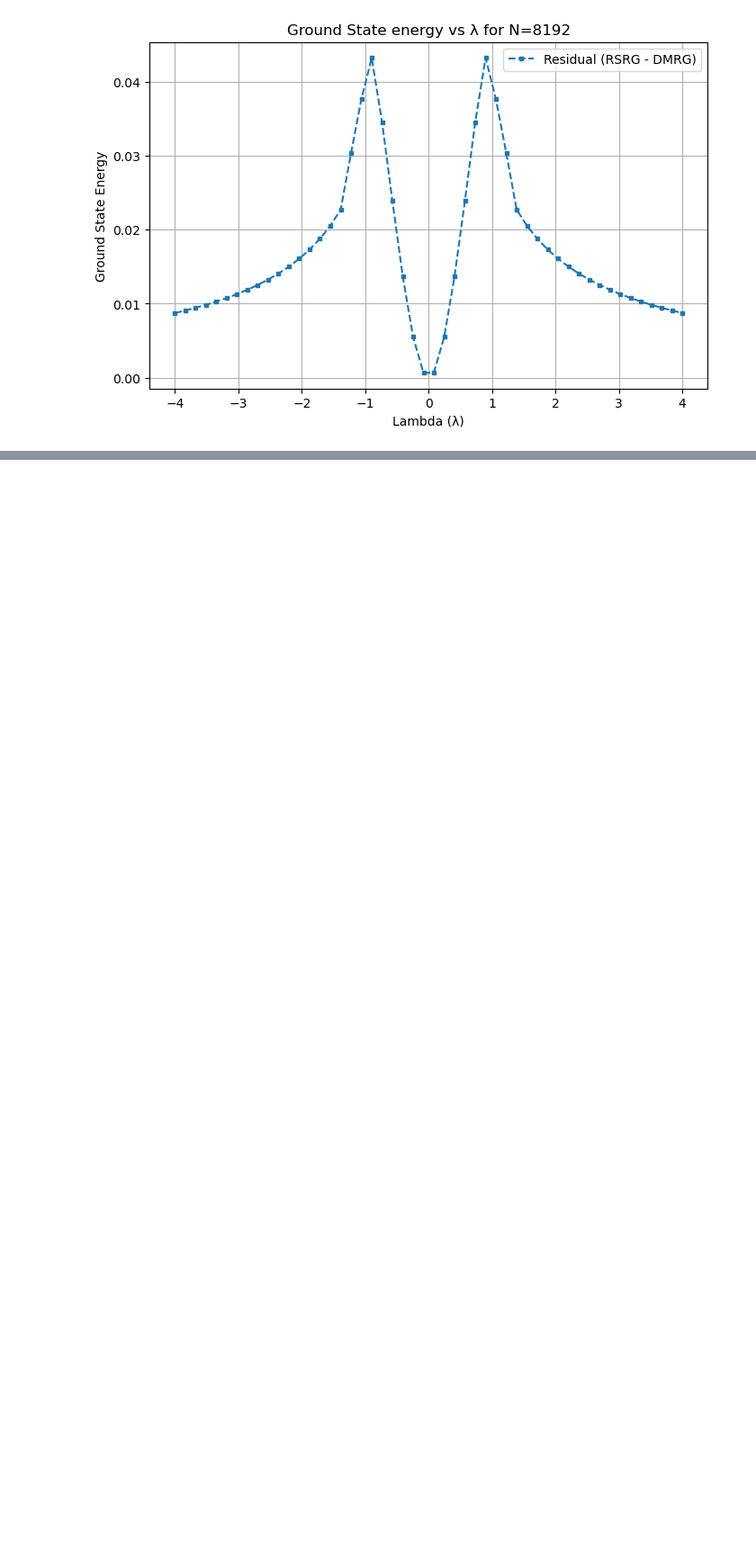
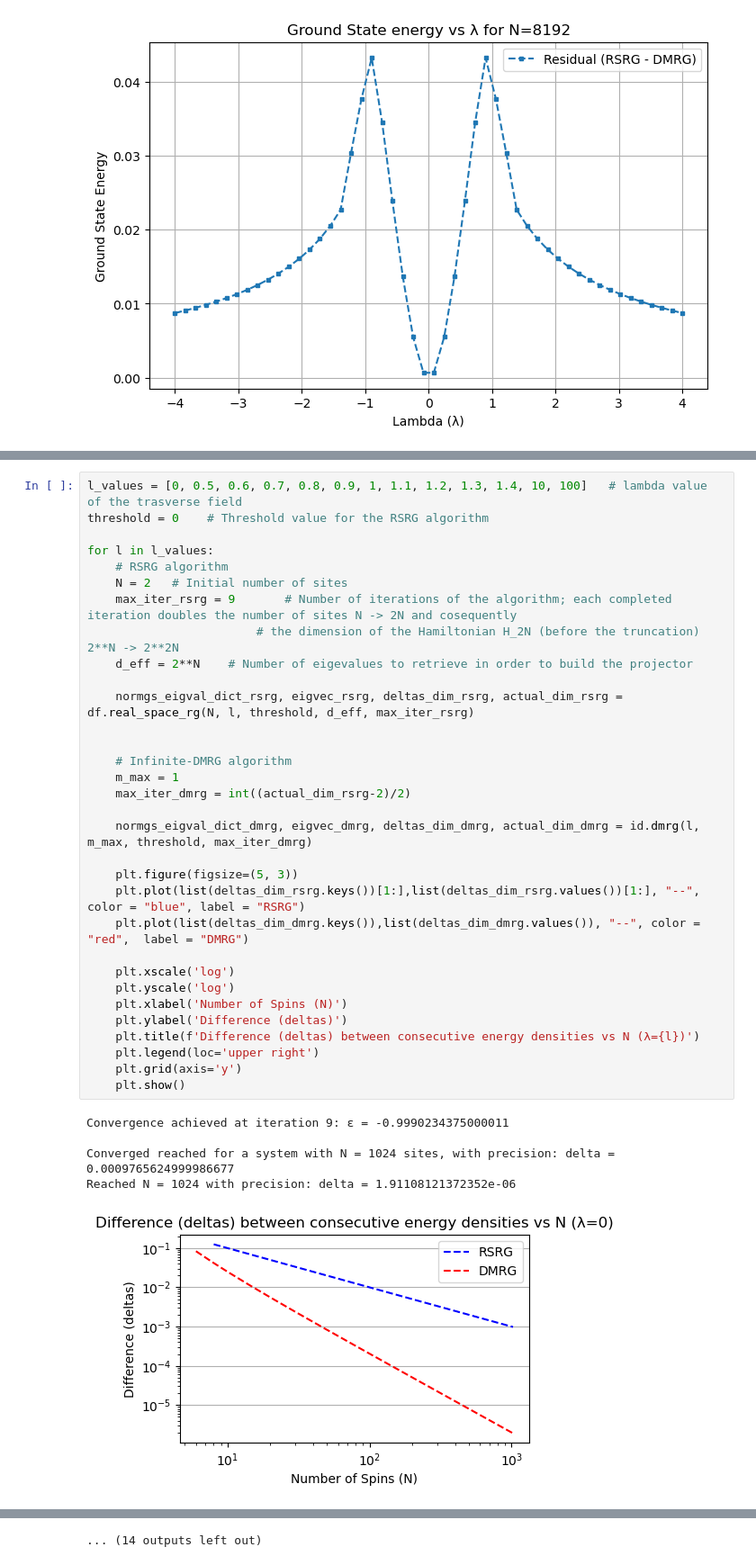
Before and after one commit to sdracia/QIC, a Jupyter notebook: 08_Assignement/comparison.ipynb, the cells around one changed output, grey strips where cells are left out. Shown: that part at 90% size. Drawn from its saved outputs; the diff is of its cells as text; blank space fills up the shorter version.

```diff
--- a/08_Assignement/comparison.ipynb
+++ b/08_Assignement/comparison.ipynb
@@ -304,0 +271,38 @@ plt.grid(True)
+# %%
+l_values = [0, 0.5, 0.6, 0.7, 0.8, 0.9, 1, 1.1, 1.2, 1.3, 1.4, 10, 100]   # lambda value of the trasverse field
+threshold = 0    # Threshold value for the RSRG algorithm
+
+for l in l_values:
+    # RSRG algorithm
+    N = 2   # Initial number of sites
+    max_iter_rsrg = 9       # Number of iterations of the algorithm; each completed iteration doubles the number of sites N -> 2N and cosequently
+                        # the dimension of the Hamiltonian H_2N (before the truncation) 2**N -> 2**2N
+    d_eff = 2**N    # Number of eigevalues to retrieve in order to build the projector
+
+    normgs_eigval_dict_rsrg, eigvec_rsrg, deltas_dim_rsrg, actual_dim_rsrg = df.real_space_rg(N, l, threshold, d_eff, max_iter_rsrg)
+
+
+    # Infinite-DMRG algorithm
+    m_max = 1
+    max_iter_dmrg = int((actual_dim_rsrg-2)/2)
+
+    normgs_eigval_dict_dmrg, eigvec_dmrg, deltas_dim_dmrg, actual_dim_dmrg = id.dmrg(l, m_max, threshold, max_iter_dmrg)
+
+    plt.figure(figsize=(5, 3))
+    plt.plot(list(deltas_dim_rsrg.keys())[1:],list(deltas_dim_rsrg.values())[1:], "--", color = "blue", label = "RSRG")
+    plt.plot(list(deltas_dim_dmrg.keys()),list(deltas_dim_dmrg.values()), "--", color = "red",  label = "DMRG")
+
+    plt.xscale('log')
+    plt.yscale('log')
+    plt.xlabel('Number of Spins (N)')
+    plt.ylabel('Difference (deltas)')
+    plt.title(f'Difference (deltas) between consecutive energy densities vs N (λ={l})')
+    plt.legend(loc='upper right')
+    plt.grid(axis='y')
+    plt.show()
+# %% [output]
+Convergence achieved at iteration 9: ε = -0.9990234375000011
+
+Converged reached for a system with N = 1024 sites, with precision: delta = 0.0009765624999986677
+Reached N = 1024 with precision: delta = 1.91108121372352e-06
+[figure, added]
@@ -304,0 +334 @@ plt.grid(True)
+... (14 outputs left out)
```
Also changed, not shown: parts of 8 cells of this notebook, 1 other file.
